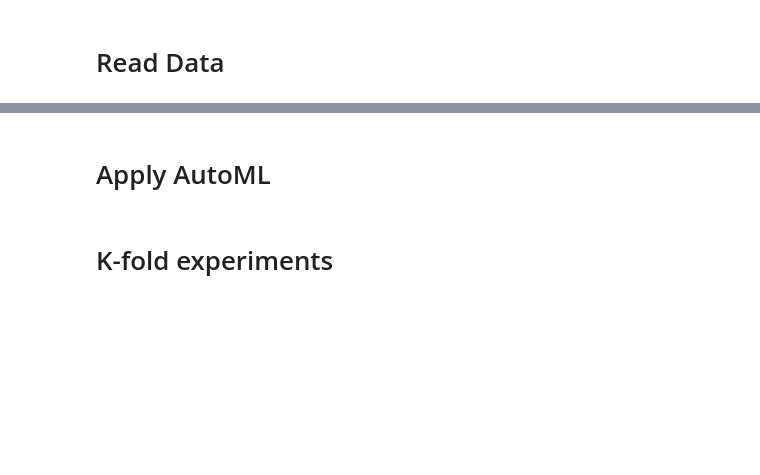
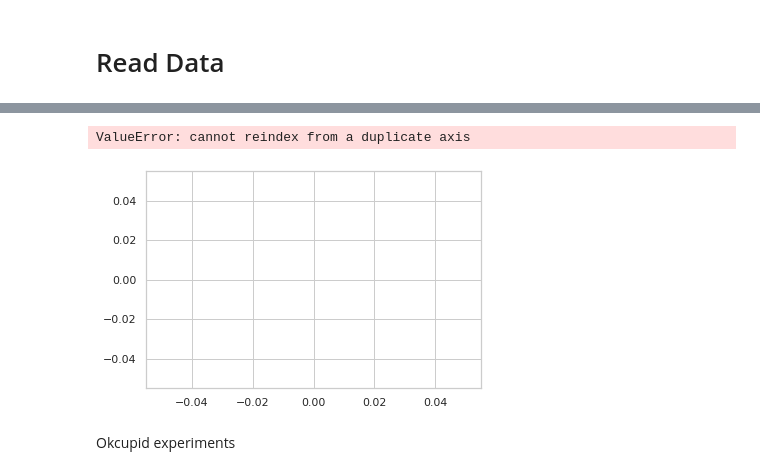
Before and after one commit to rolayoalarcon/OlayoAlarcon_automl_ws21, a Jupyter notebook: experiments.ipynb, the cells around one changed output, grey strips where cells are left out. Saved outputs shown, nothing was run; the diff lists cells and outputs as text; code cells hidden in the pictures; blank space fills up the shorter version.

```diff
--- a/experiments.ipynb
+++ b/experiments.ipynb
@@ -19 +163,8 @@ churn_df["number_customer_service_calls"] = churn_df["number_customer_service_ca
+# %%
+sns.lineplot(x="iter", y="mean_test_score", data=xdf, units="kfold")
+# %% [output]
+ValueError: cannot reindex from a duplicate axis
+[figure, added]
+# %% [markdown]
+Okcupid experiments
 # %%
@@ -22,2 +173,0 @@ y_complete = np.reshape(churn_df[["class"]].values, X_complete.shape[0])
-# %% [markdown]
-# Apply AutoML
@@ -29,2 +173,0 @@ y_complete = np.reshape(churn_df[["class"]].values, X_complete.shape[0])
-# %% [markdown]
-# K-fold experiments
```
Also changed, not shown: parts of 36 cells of this notebook, 15 other files.
